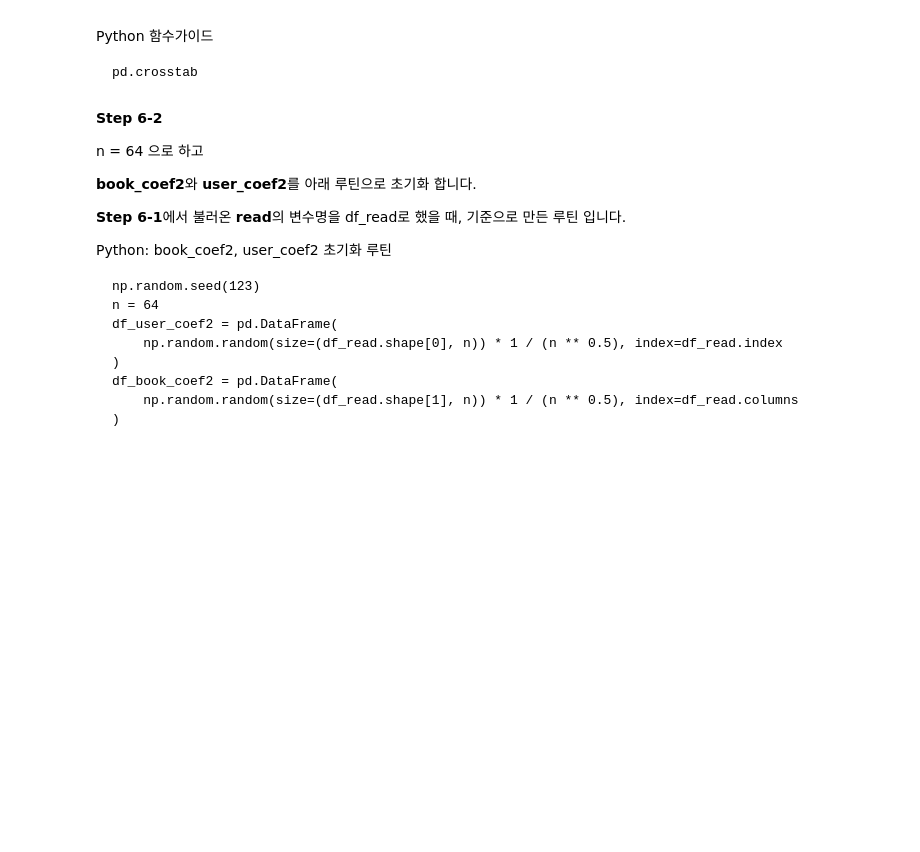
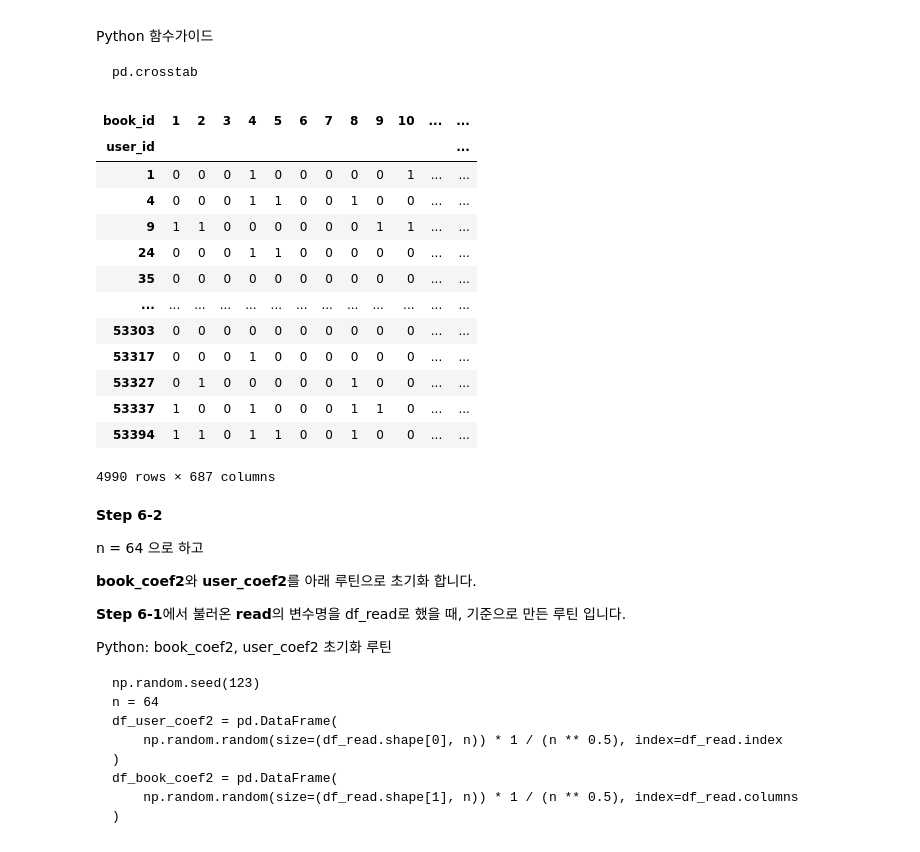
Before and after one commit to sunkusun9/DS_challenge_2310, a Jupyter notebook: prob_lect.ipynb, the cells around one changed output. Drawn from its saved outputs; the diff is of its cells as text; code cells hidden in the pictures; blank space fills up the shorter version.

````diff
--- a/prob_lect.ipynb
+++ b/prob_lect.ipynb
@@ -1695,6 +1693,27 @@ Python 함수가이드
 ```
 pd.crosstab
 ```
+# %%
+df_read = pd.crosstab(
+    index=df_ratings_all['user_id'],
+    columns=df_ratings_all['book_id']
+)
+df_read
+# %% [output]
+| book_id | 1 | 2 | 3 | 4 | 5 | 6 | 7 | 8 | 9 | 10 | ... | ... |
+| user_id |  |  |  |  |  |  |  |  |  |  |  | ... |
+| 1 | 0 | 0 | 0 | 1 | 0 | 0 | 0 | 0 | 0 | 1 | ... | ... |
+| 4 | 0 | 0 | 0 | 1 | 1 | 0 | 0 | 1 | 0 | 0 | ... | ... |
+| 9 | 1 | 1 | 0 | 0 | 0 | 0 | 0 | 0 | 1 | 1 | ... | ... |
+| 24 | 0 | 0 | 0 | 1 | 1 | 0 | 0 | 0 | 0 | 0 | ... | ... |
+| 35 | 0 | 0 | 0 | 0 | 0 | 0 | 0 | 0 | 0 | 0 | ... | ... |
+| ... | ... | ... | ... | ... | ... | ... | ... | ... | ... | ... | ... | ... |
+| 53303 | 0 | 0 | 0 | 0 | 0 | 0 | 0 | 0 | 0 | 0 | ... | ... |
+| 53317 | 0 | 0 | 0 | 1 | 0 | 0 | 0 | 0 | 0 | 0 | ... | ... |
+| 53327 | 0 | 1 | 0 | 0 | 0 | 0 | 0 | 1 | 0 | 0 | ... | ... |
+| 53337 | 1 | 0 | 0 | 1 | 0 | 0 | 0 | 1 | 1 | 0 | ... | ... |
+| 53394 | 1 | 1 | 0 | 1 | 1 | 0 | 0 | 1 | 0 | 0 | ... | ... |
+4990 rows × 687 columns
 # %% [markdown]
 **Step 6-2**
 
````
Also changed, not shown: parts of 8 cells of this notebook.
